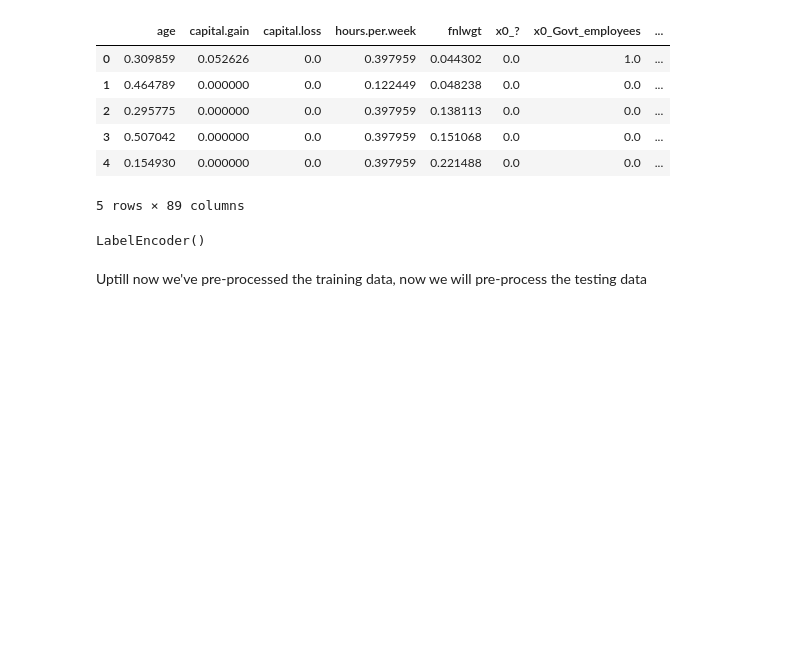
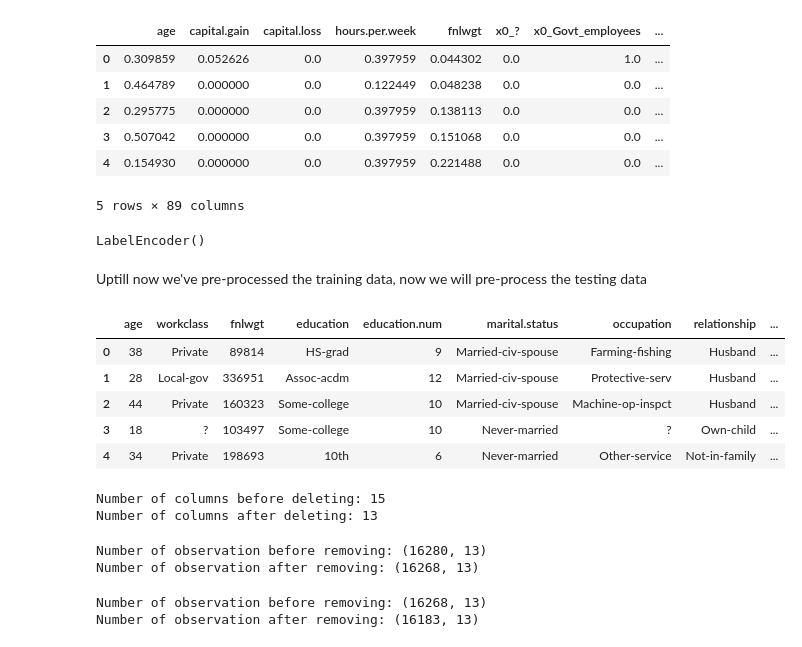
Before and after one commit to phillakh/6000CEM-Machine-Learning-and-Related-Applications, a Jupyter notebook: Notebook.ipynb, the cells around one changed output. Cells and saved outputs as stored; diff of their text form; code cells hidden in the pictures; blank space fills up the shorter version.

Commit message:
Testing data pre-processing

```diff
--- a/Notebook.ipynb
+++ b/Notebook.ipynb
@@ -597,3 +597,19 @@ X_train = transformed_data_df
 y_train = Y
 # %% [markdown]
 Uptill now we've pre-processed the training data, now we will pre-process the testing data
+# %%
+# read the test file
+test_df = pd.read_csv('data/adult.test')
+
+columns = ['age', 'workclass', 'fnlwgt', 'education', 'education.num', 'marital.status', 'occupation', 'relationship', \
+           'race', 'sex', 'capital.gain', 'capital.loss', 'hours.per.week', 'native.country', 'income']
+
+test_df.columns = columns
+test_df.head()
+# %% [output]
+|  | age | workclass | fnlwgt | education | education.num | marital.status | occupation | relationship | ... |
+| 0 | 38 | Private | 89814 | HS-grad | 9 | Married-civ-spouse | Farming-fishing | Husband | ... |
+| 1 | 28 | Local-gov | 336951 | Assoc-acdm | 12 | Married-civ-spouse | Protective-serv | Husband | ... |
+| 2 | 44 | Private | 160323 | Some-college | 10 | Married-civ-spouse | Machine-op-inspct | Husband | ... |
+| 3 | 18 | ? | 103497 | Some-college | 10 | Never-married | ? | Own-child | ... |
+| 4 | 34 | Private | 198693 | 10th | 6 | Never-married | Other-service | Not-in-family | ... |
@@ -599,0 +638,27 @@ Uptill now we've pre-processed the training data, now we will pre-process the te
+# %%
+print(f"Number of columns before deleting: {test_df.shape[1]}")
+
+del_cols = ['relationship','education.num']
+test_df.drop(labels = del_cols,axis = 1,inplace = True)
+print(f"Number of columns after deleting: {test_df.shape[1]}")
+# %% [output]
+Number of columns before deleting: 15
+Number of columns after deleting: 13
+# %%
+# drop rows with age 90
+print("Number of observation before removing:",test_df.shape)
+index_age = test_df[test_df['age'] == 90].index
+test_df.drop(labels = index_age,axis = 0,inplace =True)
+print("Number of observation after removing:",test_df.shape)
+# %% [output]
+Number of observation before removing: (16280, 13)
+Number of observation after removing: (16268, 13)
+# %%
+# drop the rows with capital gain 99999
+print("Number of observation before removing:",test_df.shape)
+index_gain = test_df[test_df['capital.gain'] == 99999].index
+test_df.drop(labels = index_gain,axis = 0,inplace =True)
+print("Number of observation after removing:",test_df.shape)
+# %% [output]
+Number of observation before removing: (16268, 13)
+Number of observation after removing: (16183, 13)
```
Also changed, not shown: parts of 5 cells of this notebook.
